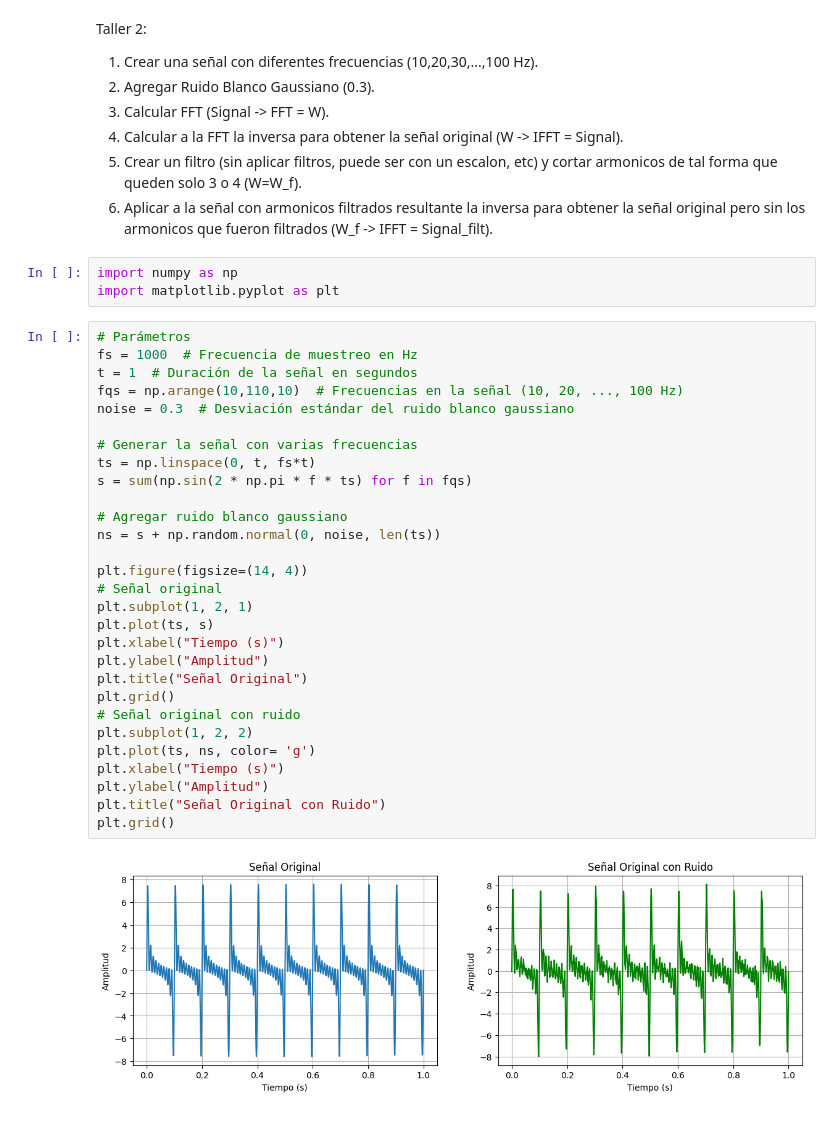
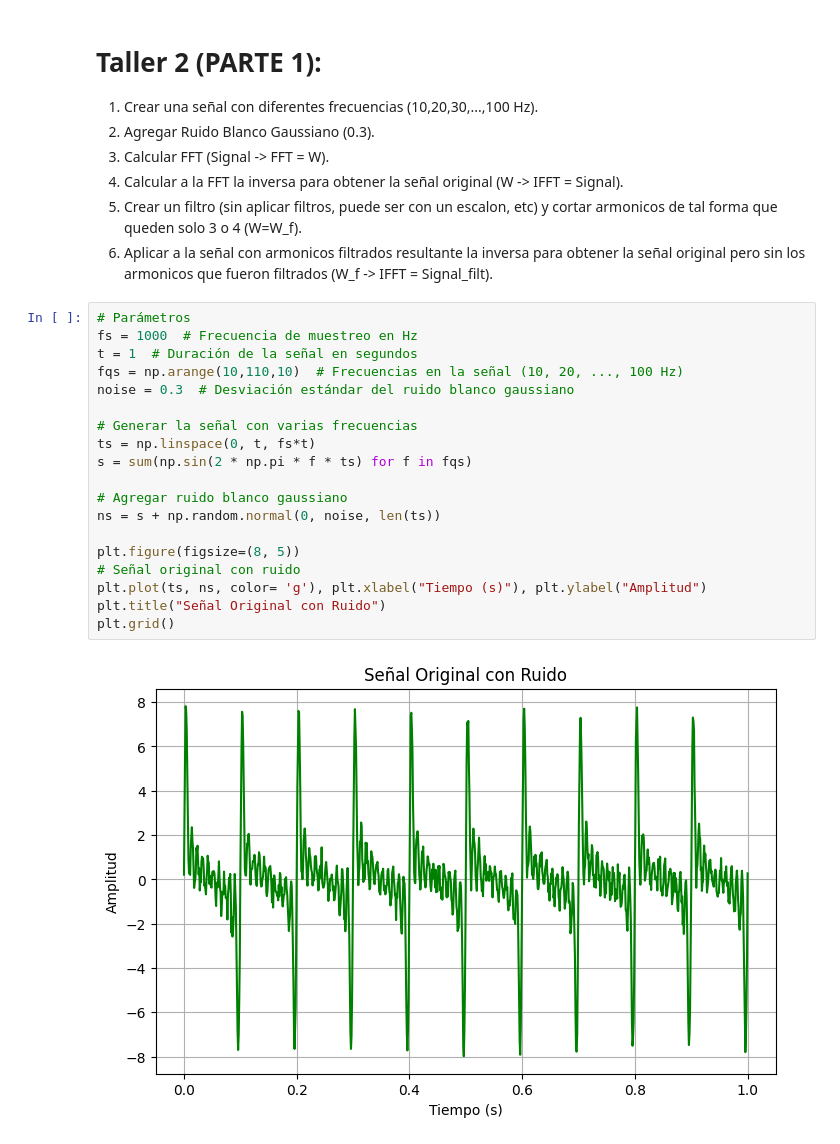
Before and after one commit to GabrielaRomoM/DSP-2024-2, a Jupyter notebook: Taller_2_[201124].ipynb, the cells around one changed output. Drawn from its saved outputs; the diff is of its cells as text.

Commit message:
Actualización Parte 2 Taller 2 Clase 27/11/24.

```diff
--- a/Taller_2_[201124].ipynb
+++ b/Taller_2_[201124].ipynb
@@ -3,5 +9,5 @@
 # %% [markdown]
-Taller 2:
+# Taller 2 (PARTE 1):
 
 1. Crear una señal con diferentes frecuencias (10,20,30,...,100 Hz).
 2. Agregar Ruido Blanco Gaussiano (0.3).
@@ -9,40 +15,27 @@ Taller 2:
 4. Calcular a la FFT la inversa para obtener la señal original (W -> IFFT = Signal).
 4. Crear un filtro (sin aplicar filtros, puede ser con un escalon, etc) y cortar armonicos de tal forma que queden solo 3 o 4 (W=W_f).
 5. Aplicar a la señal con armonicos filtrados resultante la inversa para obtener la señal original pero sin los armonicos que fueron filtrados (W_f -> IFFT = Signal_filt).
-# %%
-import numpy as np
-import matplotlib.pyplot as plt
 # %%
 # Parámetros
 fs = 1000  # Frecuencia de muestreo en Hz
 t = 1  # Duración de la señal en segundos
 fqs = np.arange(10,110,10)  # Frecuencias en la señal (10, 20, ..., 100 Hz)
 noise = 0.3  # Desviación estándar del ruido blanco gaussiano
 
 # Generar la señal con varias frecuencias
 ts = np.linspace(0, t, fs*t)
 s = sum(np.sin(2 * np.pi * f * ts) for f in fqs)
 
 # Agregar ruido blanco gaussiano
 ns = s + np.random.normal(0, noise, len(ts))
 
-plt.figure(figsize=(14, 4))
-# Señal original
-plt.subplot(1, 2, 1)
-plt.plot(ts, s)
-plt.xlabel("Tiempo (s)")
-plt.ylabel("Amplitud")
-plt.title("Señal Original")
-plt.grid()
+plt.figure(figsize=(8, 5))
 # Señal original con ruido
-plt.subplot(1, 2, 2)
-plt.plot(ts, ns, color= 'g')
-plt.xlabel("Tiempo (s)")
-plt.ylabel("Amplitud")
+plt.plot(ts, ns, color= 'g'), plt.xlabel("Tiempo (s)"), plt.ylabel("Amplitud")
 plt.title("Señal Original con Ruido")
 plt.grid()
 # %% [output]
-[figure, old version]
+[figure, new version]
 # %%
 # Calcular FFT de la señal
 W = np.fft.fft(ns)
```
Also changed, not shown: parts of 7 cells of this notebook.
